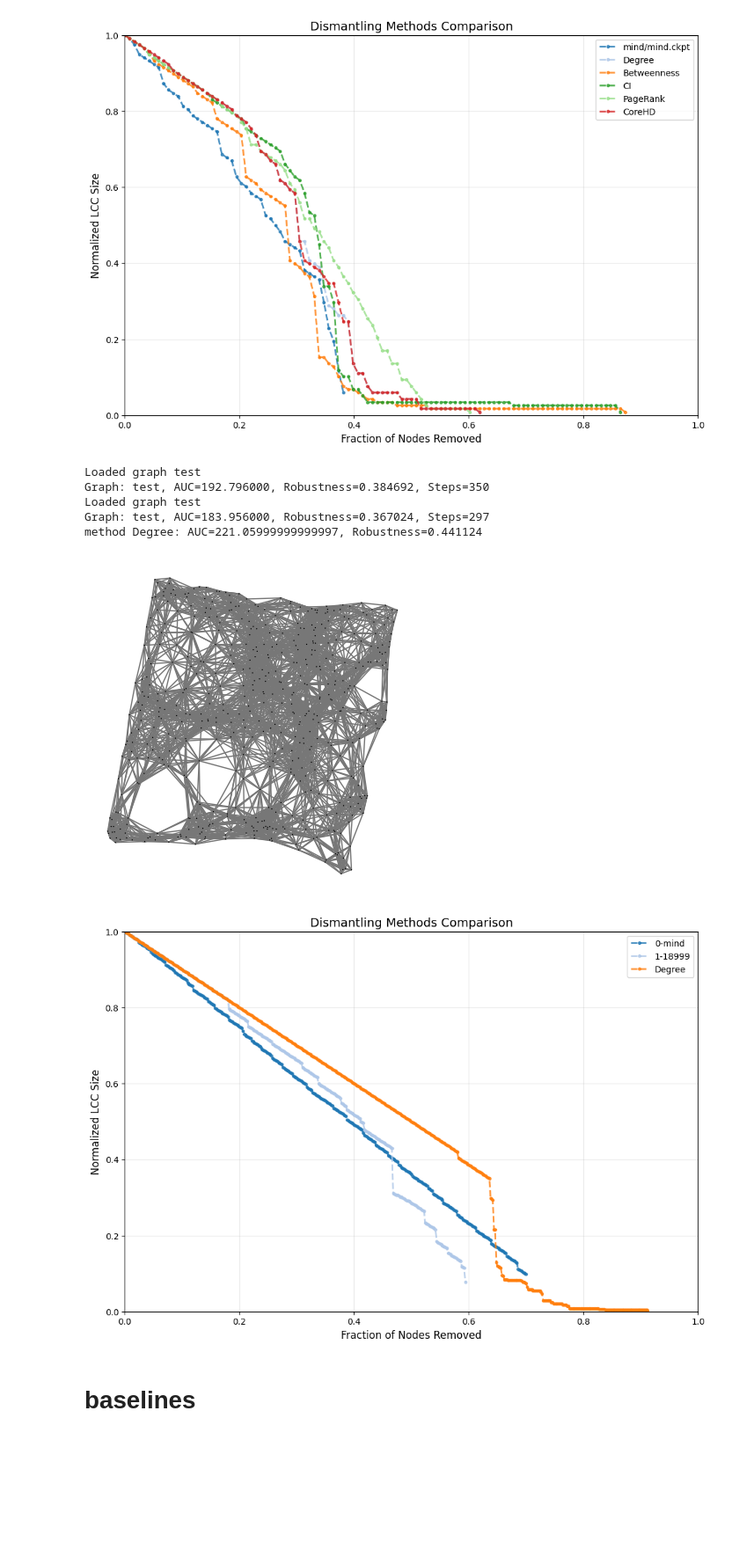
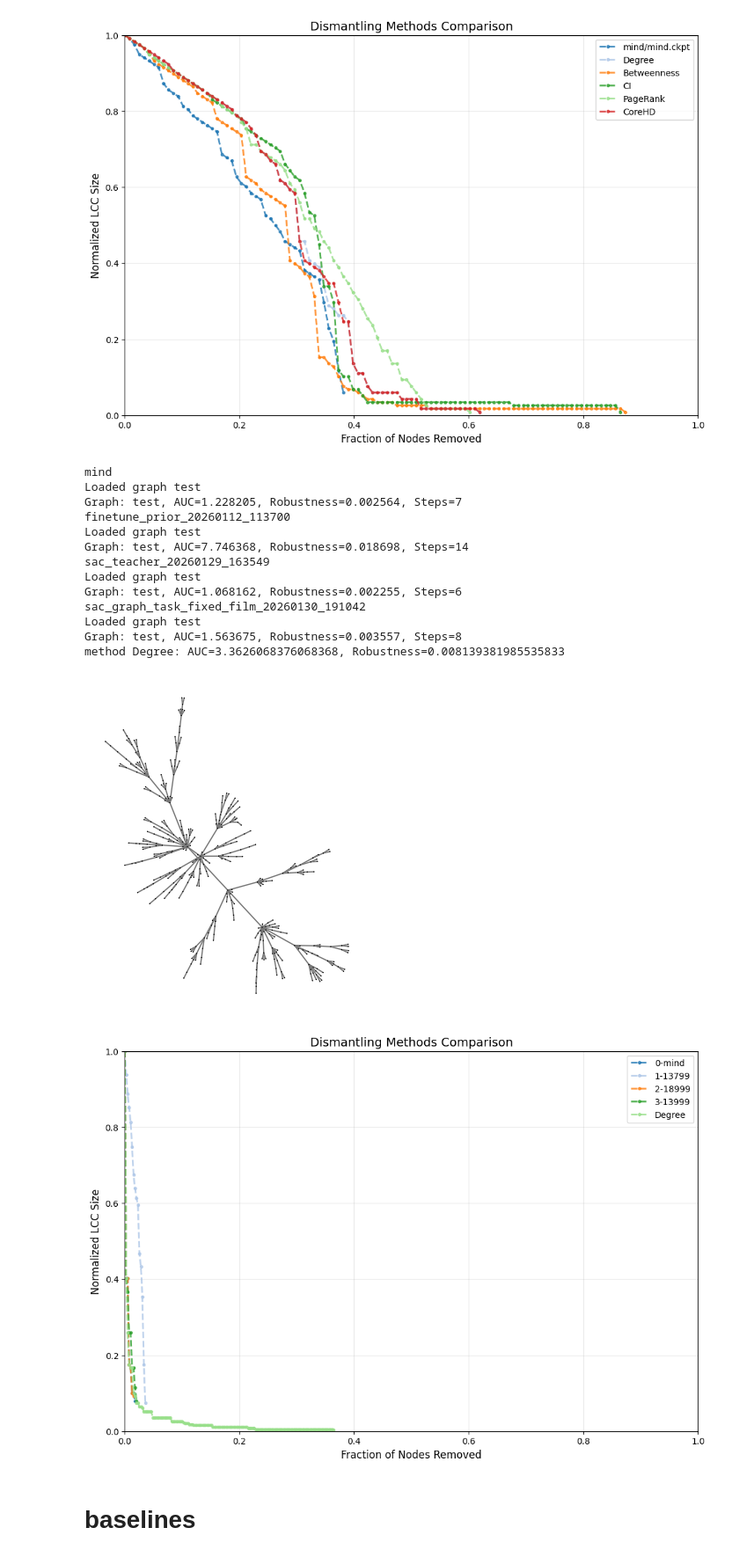
Before and after one commit to Rich-Chaw/MIND-ND, a Jupyter notebook: baseline.ipynb, the cells around one changed output. Shown at 88% size. Drawn from its saved outputs; the diff is of its cells as text; code cells hidden in the pictures; blank space fills up the shorter version.

Commit message:
stable backup 20260201, task encoder based sac is developing

```diff
--- a/baseline.ipynb
+++ b/baseline.ipynb
@@ -265,9 +213,7 @@ compare_mind_ckpts = [
                     ]
 
 for idx, ckpt_pth in enumerate(compare_mind_ckpts):
-    gnn = ckpt_pth.split("/")[1]
-    print
-    _, _, test_removals  = mind_wrapper(g,step_ratio=0.0,ckpt_pth=ckpt_pth,gnn=gnn)
+    _, _, test_removals  = mind_wrapper(g,step_ratio=0.0,ckpt_pth=ckpt_pth)
     method_name = ckpt_pth.split("/",1)[-1]
     all_results[method_name] = test_removals
 
@@ -381,12 +327,16 @@ from utils.common import load_g
 from utils.plot import plot_graph
 
 g_name = 'test'
-# g = load_g(f'graphs/real/FINDER/Crime.pkl',name=g_name)
+g = load_g(f'graphs/real/FINDER/Crime.pkl',name=g_name)
 g = load_g(f'graphs/real/FINDER/Digg.pkl',name=g_name)
+g = load_g(f'graphs/real/bio/arenas-meta.pkl',name=g_name)
+g = load_g(f'graphs/real/bio/maayan-Stelzl.pkl',name=g_name)
 # g = load_g(f'graphs/real/bio/maayan-figeys.pkl',name=g_name)
+g = load_g(f'graphs/real/information/subelj_jdk_jdk.pkl',name=g_name)
 # g = load_g(f'graphs/real/tech/gridkit-north_america.pkl',name=g_name)
+
 # g = load_g(f'graphs/train/100_200_RGG_rw_2000/00008.pkl',name=g_name)
-# g = load_g(f'graphs/valid/valid/00031_SBM.pkl',name=g_name)
+g = load_g(f'graphs/valid/valid/00001_BA.pkl',name=g_name)
 # g = ig.Graph.GRG(n=500, radius=0.13)
 # g['name'] = g_name
 
@@ -408,40 +358,50 @@ compare_mind_ckpts = [
                     # 'saved/finetune_20251229_155032/2999.ckpt',  #100-200,SBM,betweenness,prior
                     # 'saved/finetune_20251230_001358/2999.ckpt', #100-200,SBM,betweenness,prior
                     # 'saved/finetune_20251230_212246/3999.ckpt', #100-200,SBM,betweenness,prior
                     # "saved/finetune_20251231_163953/warmup/warmup_best_step_130_auc_0.2715.ckpt",
                     # "saved/finetune_20251231_172949/13999.ckpt",
                     # "saved/finetune_20260101_131746/6199.ckpt",
                     # "saved/finetune_prior_20260110_214344/13199.ckpt",
-                    "saved/hgnn_v3/sac_teacher_20260129_163549/18999.ckpt"
+                    "saved/mind/finetune_prior_20260112_113700/13799.ckpt",
+                    "saved/hgnn_v3/sac_teacher_20260129_163549/18999.ckpt",
+                    'saved/hgnn_v4/sac_graph_task_fixed_film_20260130_191042/13999.ckpt'
                     ]
 
 for idx, ckpt_pth in enumerate(compare_mind_ckpts):
     gnn = ckpt_pth.split("/")[1]
-    _, _, test_removals  = mind_wrapper(g,step_ratio=0.0,ckpt_pth=ckpt_pth,gnn=gnn)
+    _, _, test_removals  = mind_wrapper(g,step_ratio=0.0,ckpt_pth=ckpt_pth)
     method_name = str(idx)+ '-' + os.path.basename(ckpt_pth).replace('.ckpt', '')
     all_results[method_name] = test_removals
 
 from baseline import baseline_dismantling,METHODS
 methods = {
     # "Spectral":METHODS['Spectral'],
     "Degree":METHODS['Degree'],
     # "Betweenness":METHODS['Betweenness'],
     # "CI": METHODS['CI'],
     # 'FINDER':METHODS['FINDER']
 }
 baseline_results = baseline_dismantling(g,methods,visualize=False)
 all_results.update(baseline_results)
 
 from visualize_dismantling import visualize_multiple_curve
 visualize_multiple_curve(g,all_results)
 # %% [output]
+mind
 Loaded graph test
-Graph: test, AUC=192.796000, Robustness=0.384692, Steps=350
+Graph: test, AUC=1.228205, Robustness=0.002564, Steps=7
+finetune_prior_20260112_113700
 Loaded graph test
-Graph: test, AUC=183.956000, Robustness=0.367024, Steps=297
-method Degree: AUC=221.05999999999997, Robustness=0.441124
+Graph: test, AUC=7.746368, Robustness=0.018698, Steps=14
+sac_teacher_20260129_163549
+Loaded graph test
+Graph: test, AUC=1.068162, Robustness=0.002255, Steps=6
+sac_graph_task_fixed_film_20260130_191042
+Loaded graph test
+Graph: test, AUC=1.563675, Robustness=0.003557, Steps=8
+method Degree: AUC=3.3626068376068368, Robustness=0.008139381985535833
-[figure, old version]
+[figure, new version]
-[figure, old version]
+[figure, new version]
 # %% [markdown]
 # baselines
 # %%
```
Also changed, not shown: parts of 2 cells of this notebook, 11 other files.
